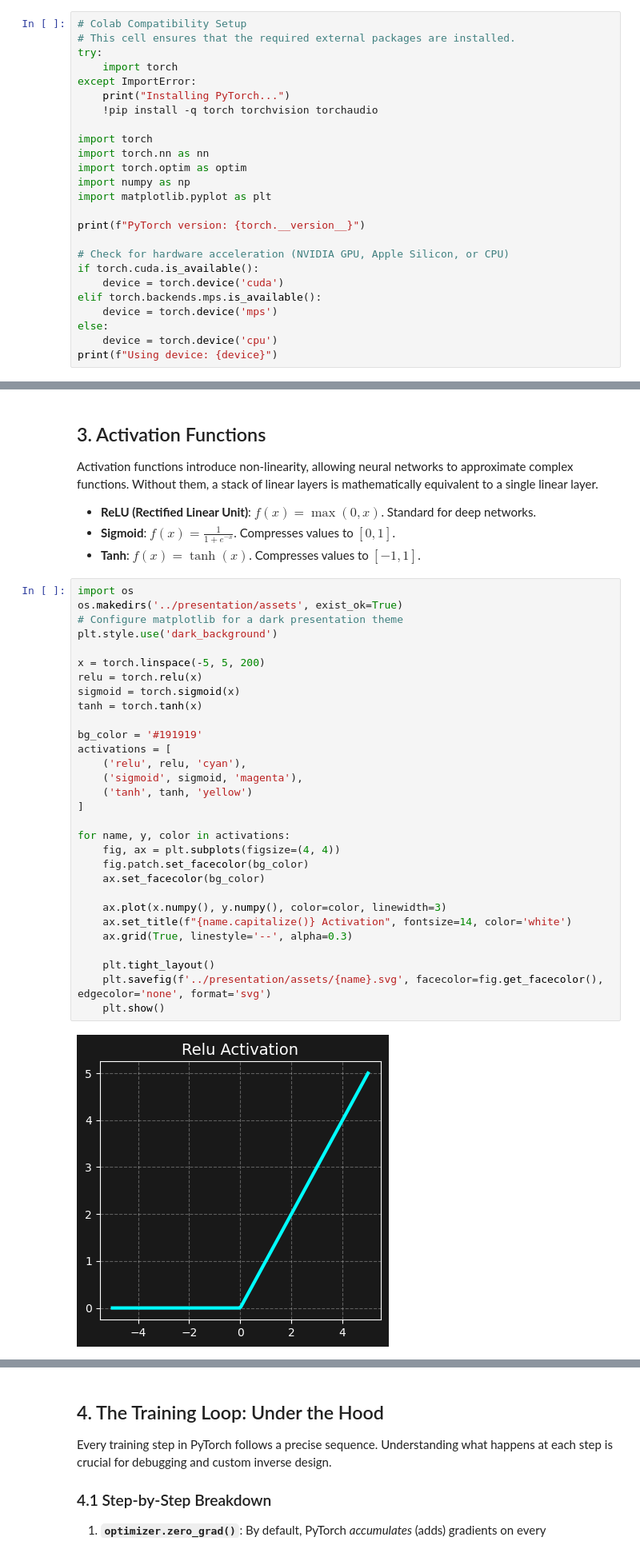
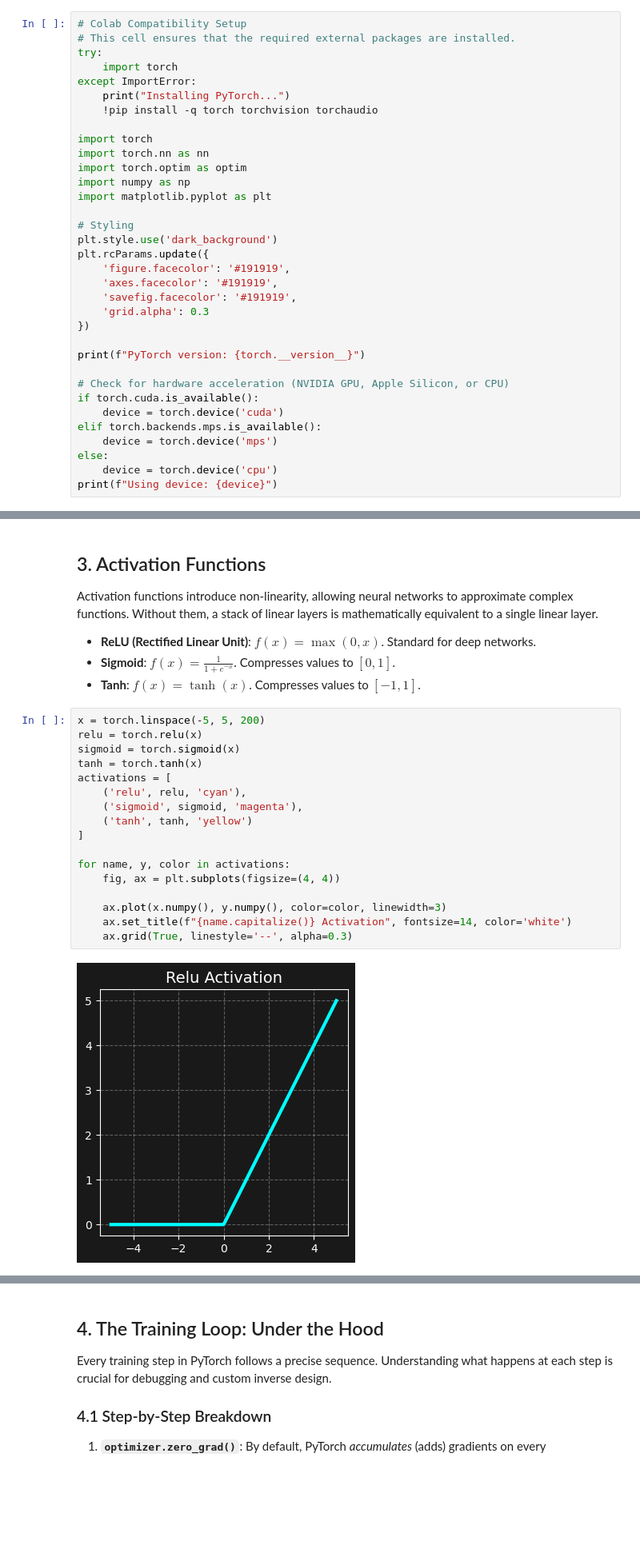
Before and after one commit to gevero/PlasmonicaSchool2026, a Jupyter notebook: notebooks/01_pytorch_intro.ipynb, the cells around one changed output, grey strips where cells are left out. Shown at 80% size. Cells and saved outputs as stored; diff of their text form; blank space fills up the shorter version.

```diff
--- a/notebooks/01_pytorch_intro.ipynb
+++ b/notebooks/01_pytorch_intro.ipynb
@@ -13,6 +13,15 @@ import torch.optim as optim
 import numpy as np
 import matplotlib.pyplot as plt
 
+# Styling
+plt.style.use('dark_background')
+plt.rcParams.update({
+    'figure.facecolor': '#191919',
+    'axes.facecolor': '#191919',
+    'savefig.facecolor': '#191919',
+    'grid.alpha': 0.3
+})
+
 print(f"PyTorch version: {torch.__version__}")
 
 # Check for hardware acceleration (NVIDIA GPU, Apple Silicon, or CPU)
@@ -129,34 +138,21 @@ Activation functions introduce non-linearity, allowing neural networks to approx
 - **Sigmoid**: $f(x) = \frac{1}{1 + e^{-x}}$. Compresses values to $[0, 1]$.
 - **Tanh**: $f(x) = \tanh(x)$. Compresses values to $[-1, 1]$.
 # %%
-import os
-os.makedirs('../presentation/assets', exist_ok=True)
-# Configure matplotlib for a dark presentation theme
-plt.style.use('dark_background')
-
 x = torch.linspace(-5, 5, 200)
 relu = torch.relu(x)
 sigmoid = torch.sigmoid(x)
 tanh = torch.tanh(x)
-
-bg_color = '#191919'
 activations = [
     ('relu', relu, 'cyan'),
     ('sigmoid', sigmoid, 'magenta'),
     ('tanh', tanh, 'yellow')
 ]
 
 for name, y, color in activations:
     fig, ax = plt.subplots(figsize=(4, 4))
-    fig.patch.set_facecolor(bg_color)
-    ax.set_facecolor(bg_color)
 
     ax.plot(x.numpy(), y.numpy(), color=color, linewidth=3)
     ax.set_title(f"{name.capitalize()} Activation", fontsize=14, color='white')
     ax.grid(True, linestyle='--', alpha=0.3)
-
-    plt.tight_layout()
-    plt.savefig(f'../presentation/assets/{name}.svg', facecolor=fig.get_facecolor(), edgecolor='none', format='svg')
-    plt.show()
 # %% [output]
-[figure, old version]
+[figure, new version]
```
Also changed, not shown: parts of 4 cells of this notebook, 4 other files.
